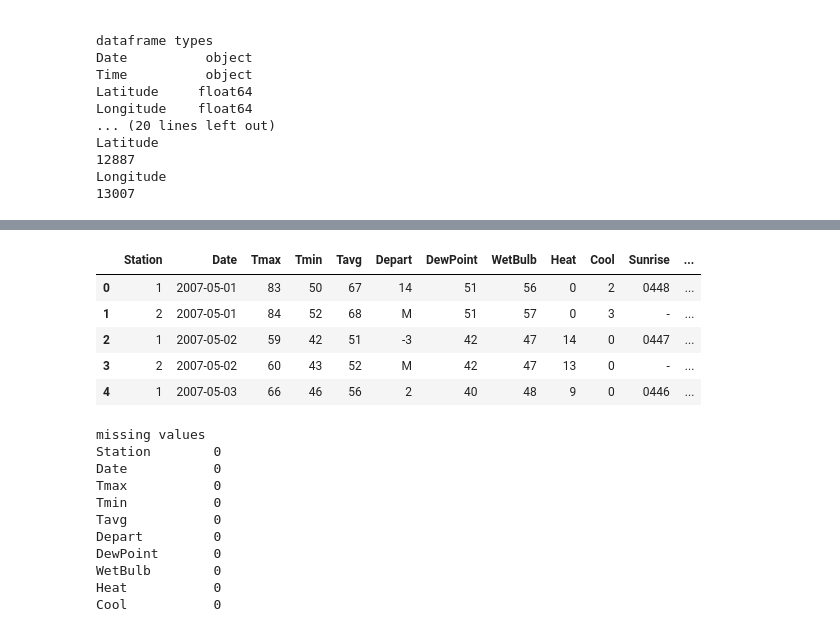
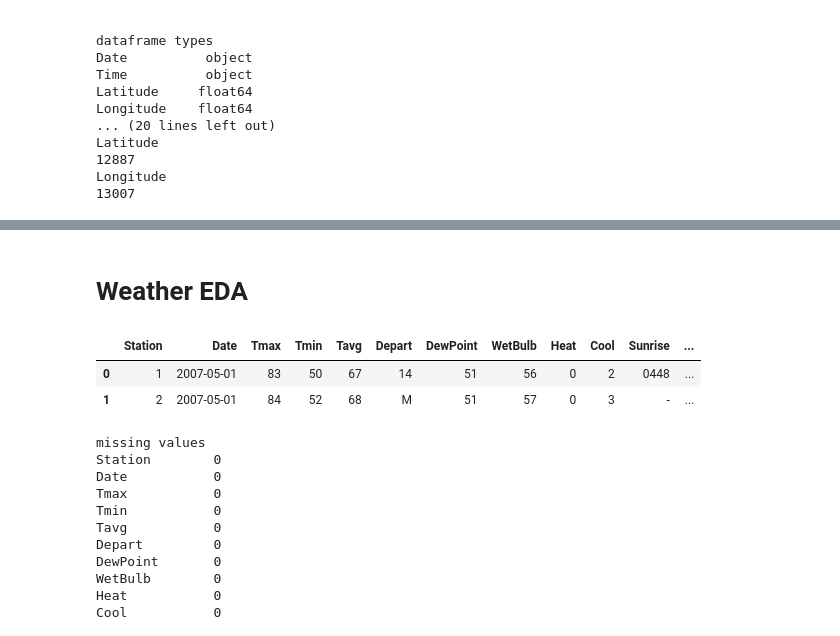
Before and after one commit to joshsparks/DSI-Kaggle, a Jupyter notebook: code/Import files.ipynb, the cells around one changed output, grey strips where cells are left out. Saved outputs shown, nothing was run; the diff lists cells and outputs as text; code cells hidden in the pictures.

```diff
--- a/code/Import files.ipynb
+++ b/code/Import files.ipynb
@@ -10,8 +10,9 @@ test = pd.read_csv('../assets/test.csv')
 weather = pd.read_csv('../assets/weather.csv')
 spray = pd.read_csv('../assets/spray.csv')
 # %%
-# Set columns to see everything
-pd.set_option('display.max_columns', 25)
+# Set columns and row values to see everything
+pd.set_option('display.max_columns', 50)
+pd.set_option('display.max_rows', 100)
 # %%
 # Check out each header
 print train.columns
@@ -198,15 +199,14 @@ spray.DateTime.head(1)
 Name: DateTime, dtype: datetime64[ns]
+# %% [markdown]
+# Weather EDA
 # %%
 # Weather EDA - Investigate header:
 
-weather.head()
+weather.head(2)
 # %% [output]
 |  | Station | Date | Tmax | Tmin | Tavg | Depart | DewPoint | WetBulb | Heat | Cool | Sunrise | ... |
 | 0 | 1 | 2007-05-01 | 83 | 50 | 67 | 14 | 51 | 56 | 0 | 2 | 0448 | ... |
 | 1 | 2 | 2007-05-01 | 84 | 52 | 68 | M | 51 | 57 | 0 | 3 | - | ... |
-| 2 | 1 | 2007-05-02 | 59 | 42 | 51 | -3 | 42 | 47 | 14 | 0 | 0447 | ... |
-| 3 | 2 | 2007-05-02 | 60 | 43 | 52 | M | 42 | 47 | 13 | 0 | - | ... |
-| 4 | 1 | 2007-05-03 | 66 | 46 | 56 | 2 | 40 | 48 | 9 | 0 | 0446 | ... |
 # %%
 # Weather EDA - Summary function:
 
```
Also changed, not shown: parts of 48 cells of this notebook.
